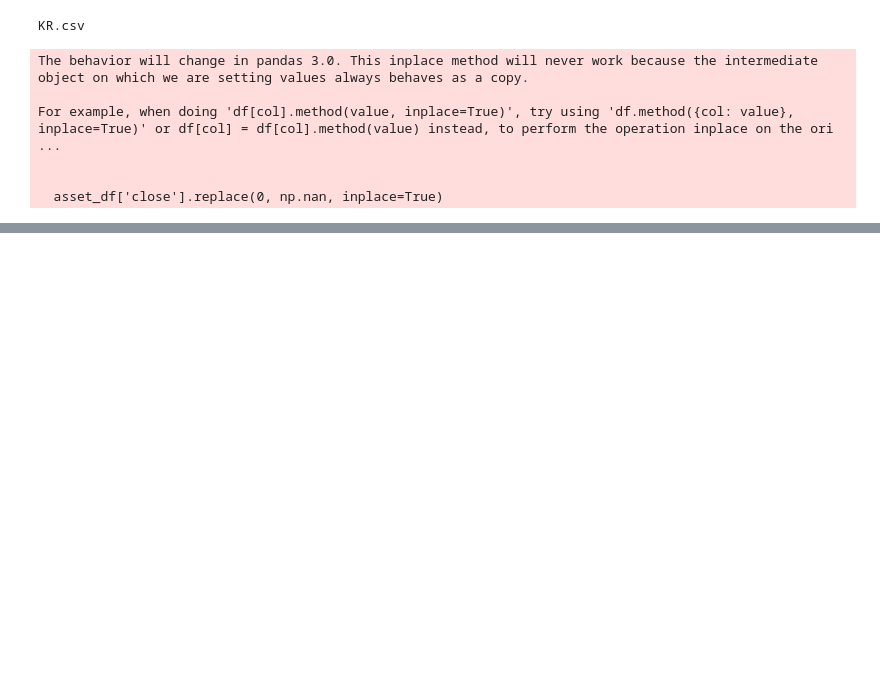
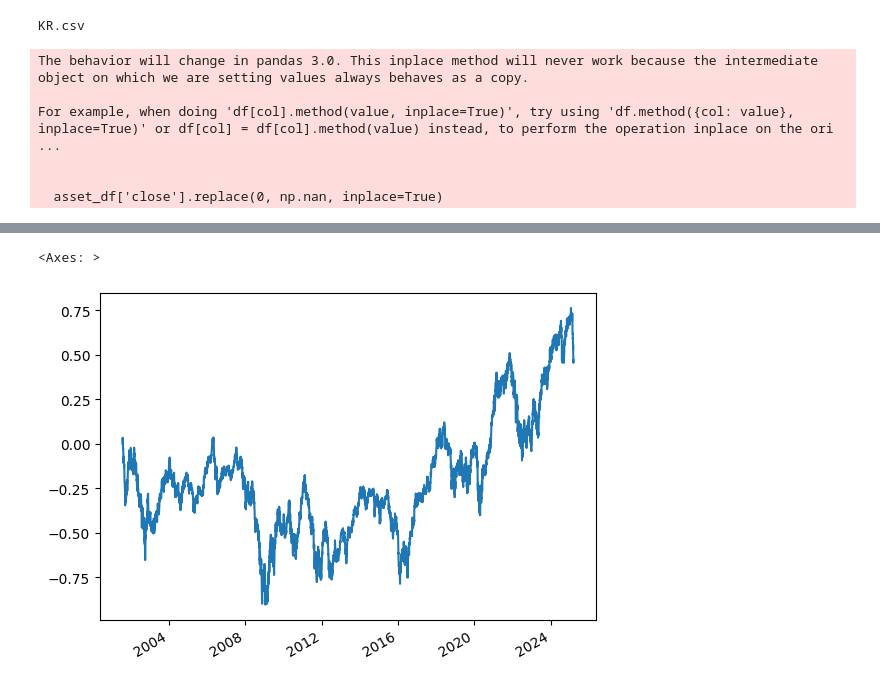
Before and after one commit to Aman-Rana-02/Efficient_Market_Portfolios, a Jupyter notebook: scripts/1.0.explore_data.ipynb, the cells around one changed output, grey strips where cells are left out. Drawn from its saved outputs; the diff is of its cells as text; code cells hidden in the pictures; blank space fills up the shorter version.

Commit message:
simple capm + risk premia

```diff
--- a/scripts/1.0.explore_data.ipynb
+++ b/scripts/1.0.explore_data.ipynb
@@ -95,0 +117,3 @@ pd.DataFrame(capm_betas)['capm'].hist()
+# %%
+df = pd.merge(df, capm_betas, on='symbol')
+df.head()
@@ -95,0 +127,23 @@ pd.DataFrame(capm_betas)['capm'].hist()
+# %%
+factors=['capm']
+# %%
+# Dictionary to store the risk premiums (gamma values) for each time period
+risk_premiums = {}
+
+# Grouping the DataFrame by reporting periods (time periods)
+all_periods = df['date'].nunique()
+for period, period_group in df.groupby('date'):
+
+    # The dependent variable (returns for the current time period)
+    y = period_group['return']
+    X = period_group[factors]
+    X = sm.add_constant(X)
+
+    # Fit the Fama-Macbeth regression for this period
+    model = sm.OLS(y, X).fit()
+
+    # Store the risk premiums (gamma coefficients) for this period
+    risk_premiums[period] = model.params
+# %%
+rp_df = pd.DataFrame.from_dict(risk_premiums, orient='index')
+rp_df.head()
@@ -95,0 +157,5 @@ pd.DataFrame(capm_betas)['capm'].hist()
+# %%
+rp_df['capm'].cumsum().plot()
+# %% [output]
+<Axes: >
+[figure, added]
```
Also changed, not shown: parts of 11 cells of this notebook.
